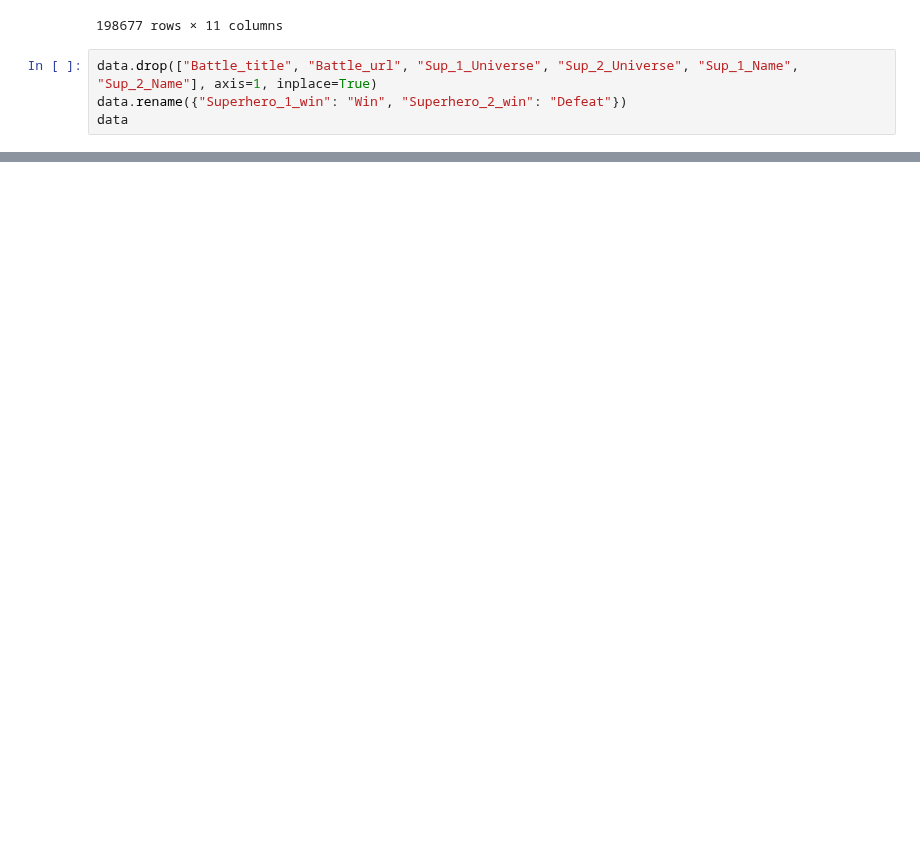
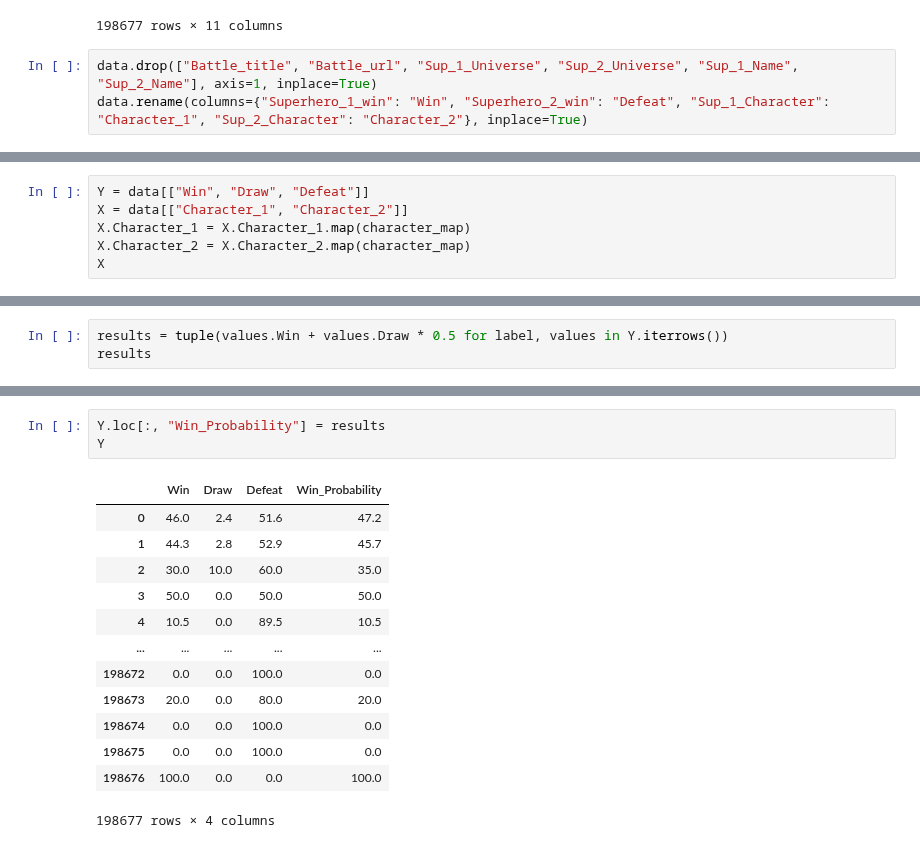
Before and after one commit to Flawed1/machine_learning_practice, a Jupyter notebook: task2/task2.ipynb, the cells around one changed output, grey strips where cells are left out. Drawn from its saved outputs; the diff is of its cells as text; blank space fills up the shorter version.

```diff
--- a/task2/task2.ipynb
+++ b/task2/task2.ipynb
@@ -52,5 +57,4 @@ data
 198677 rows × 11 columns
 # %%
 data.drop(["Battle_title", "Battle_url", "Sup_1_Universe", "Sup_2_Universe", "Sup_1_Name", "Sup_2_Name"], axis=1, inplace=True)
-data.rename({"Superhero_1_win": "Win", "Superhero_2_win": "Defeat"})
-data
+data.rename(columns={"Superhero_1_win": "Win", "Superhero_2_win": "Defeat", "Sup_1_Character": "Character_1", "Sup_2_Character": "Character_2"}, inplace=True)
@@ -70,0 +84,6 @@ data
+# %%
+Y = data[["Win", "Draw", "Defeat"]]
+X = data[["Character_1", "Character_2"]]
+X.Character_1 = X.Character_1.map(character_map)
+X.Character_2 = X.Character_2.map(character_map)
+X
@@ -70,0 +104,3 @@ data
+# %%
+results = tuple(values.Win + values.Draw * 0.5 for label, values in Y.iterrows())
+results
@@ -70,0 +125,17 @@ data
+# %%
+Y.loc[:, "Win_Probability"] = results
+Y
+# %% [output]
+|  | Win | Draw | Defeat | Win_Probability |
+| 0 | 46.0 | 2.4 | 51.6 | 47.2 |
+| 1 | 44.3 | 2.8 | 52.9 | 45.7 |
+| 2 | 30.0 | 10.0 | 60.0 | 35.0 |
+| 3 | 50.0 | 0.0 | 50.0 | 50.0 |
+| 4 | 10.5 | 0.0 | 89.5 | 10.5 |
+| ... | ... | ... | ... | ... |
+| 198672 | 0.0 | 0.0 | 100.0 | 0.0 |
+| 198673 | 20.0 | 0.0 | 80.0 | 20.0 |
+| 198674 | 0.0 | 0.0 | 100.0 | 0.0 |
+| 198675 | 0.0 | 0.0 | 100.0 | 0.0 |
+| 198676 | 100.0 | 0.0 | 0.0 | 100.0 |
+198677 rows × 4 columns
```
Also changed, not shown: parts of 21 cells of this notebook.
